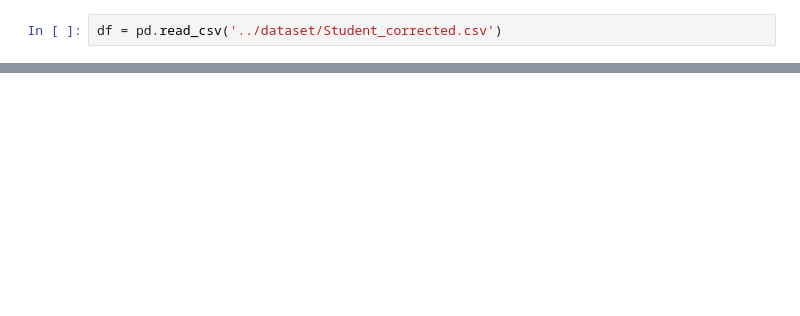
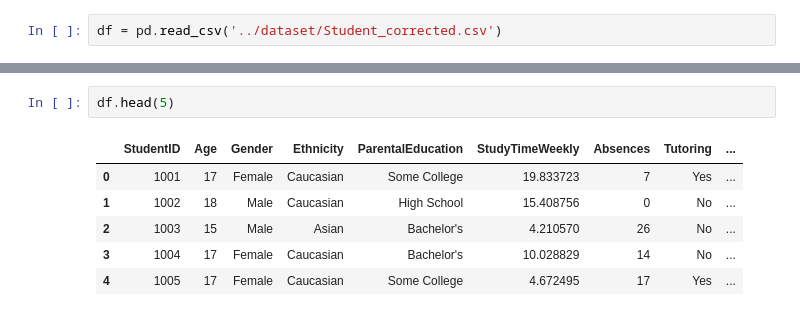
Before and after one commit to stevennowen/Seleksi-AI-Part-2-3, a Jupyter notebook: src/doe_supervised.ipynb, the cells around one changed output, grey strips where cells are left out. Cells and saved outputs as stored; diff of their text form; blank space fills up the shorter version.

```diff
--- a/src/doe_supervised.ipynb
+++ b/src/doe_supervised.ipynb
@@ -92,0 +52,9 @@ No inconsistencies found! All GradeClass values match their corresponding GPA ra
+# %%
+df.head(5)
+# %% [output]
+|  | StudentID | Age | Gender | Ethnicity | ParentalEducation | StudyTimeWeekly | Absences | Tutoring | ... |
+| 0 | 1001 | 17 | Female | Caucasian | Some College | 19.833723 | 7 | Yes | ... |
+| 1 | 1002 | 18 | Male | Caucasian | High School | 15.408756 | 0 | No | ... |
+| 2 | 1003 | 15 | Male | Asian | Bachelor's | 4.210570 | 26 | No | ... |
+| 3 | 1004 | 17 | Female | Caucasian | Bachelor's | 10.028829 | 14 | No | ... |
+| 4 | 1005 | 17 | Female | Caucasian | Some College | 4.672495 | 17 | Yes | ... |
```
Also changed, not shown: parts of 17 cells of this notebook.
